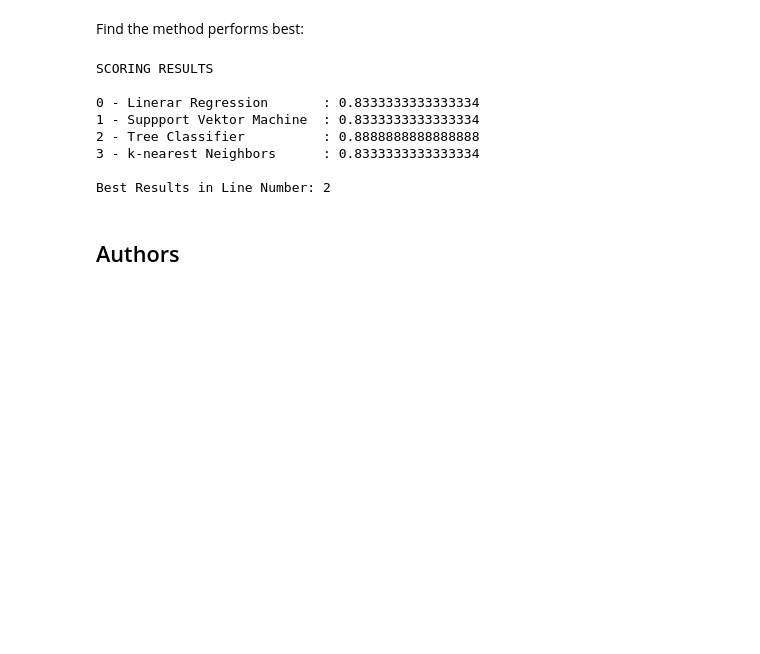
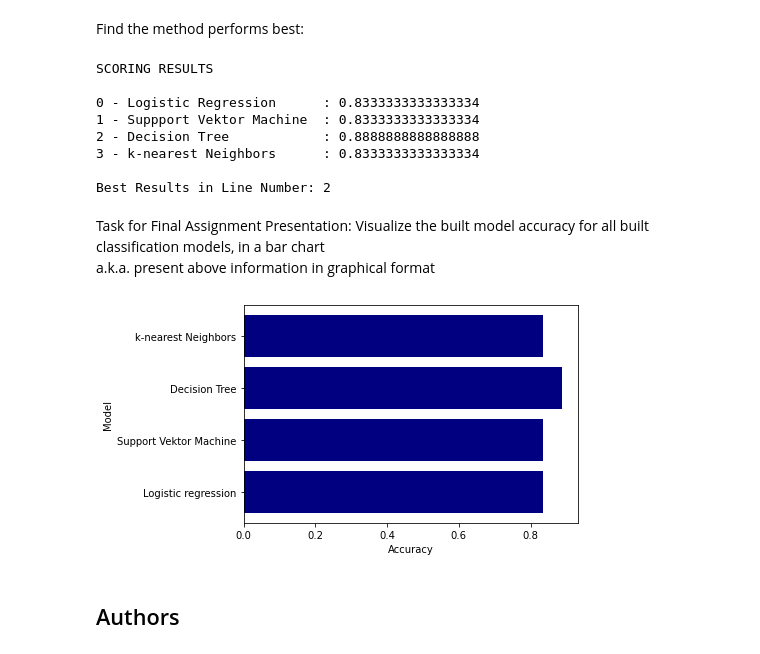
Before and after one commit to github-linaugs/data-science, a Jupyter notebook: 7 - Machine Learning Prediction (Notebook).ipynb, the cells around one changed output. Saved outputs shown, nothing was run; the diff lists cells and outputs as text; code cells hidden in the pictures; blank space fills up the shorter version.

```diff
--- a/7 - Machine Learning Prediction (Notebook).ipynb
+++ b/7 - Machine Learning Prediction (Notebook).ipynb
@@ -348,23 +348,52 @@ plot_confusion_matrix(Y_test,yhat)
 # %% [markdown]
 Find the method performs best:
 # %%
+# simple solution showing above calculated values in tabular form for comparison:
+
 print("SCORING RESULTS\n")
 scores = [lr_score,svm_score,tree_score,knn_score]
 
-print("0 - Linerar Regression       :", lr_score)
+print("0 - Logistic Regression      :", lr_score)
 print("1 - Suppport Vektor Machine  :", svm_score)
-print("2 - Tree Classifier          :", tree_score)
+print("2 - Decision Tree            :", tree_score)
 print("3 - k-nearest Neighbors      :", knn_score)
 print("\nBest Results in Line Number:", scores.index(max(scores)))
 # %% [output]
 SCORING RESULTS
 
-0 - Linerar Regression       : 0.8333333333333334
+0 - Logistic Regression      : 0.8333333333333334
 1 - Suppport Vektor Machine  : 0.8333333333333334
-2 - Tree Classifier          : 0.8888888888888888
+2 - Decision Tree            : 0.8888888888888888
 3 - k-nearest Neighbors      : 0.8333333333333334
 
 Best Results in Line Number: 2
+# %% [markdown]
+Task for Final Assignment Presentation: Visualize the built model accuracy for all built classification models, in a bar chart
+a.k.a. present above information in graphical format
+# %%
+# graphical display of model performance
+
+mthd = []
+acry = []
+
+mthd.append('Logistic regression')
+acry.append(lr_score)
+
+mthd.append('Support Vektor Machine')
+acry.append(svm_score)
+
+mthd.append('Decision Tree')
+acry.append(tree_score)
+
+mthd.append('k-nearest Neighbors')
+acry.append(knn_score)
+
+plt.barh(mthd, acry, color='navy', alpha=1)
+plt.xlabel('Accuracy')
+plt.ylabel('Model')
+plt.show()
+# %% [output]
+[figure, added]
 # %% [markdown]
 ## Authors
 # %% [markdown]
```
Also changed, not shown: parts of 1 cell of this notebook.
